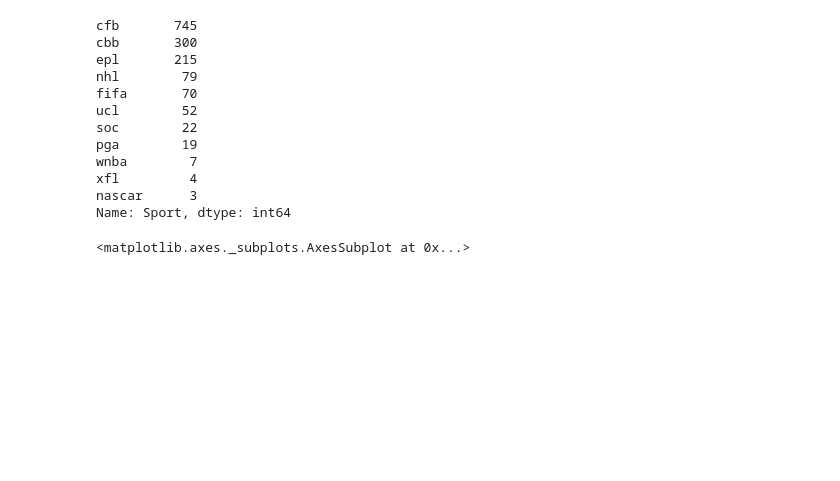
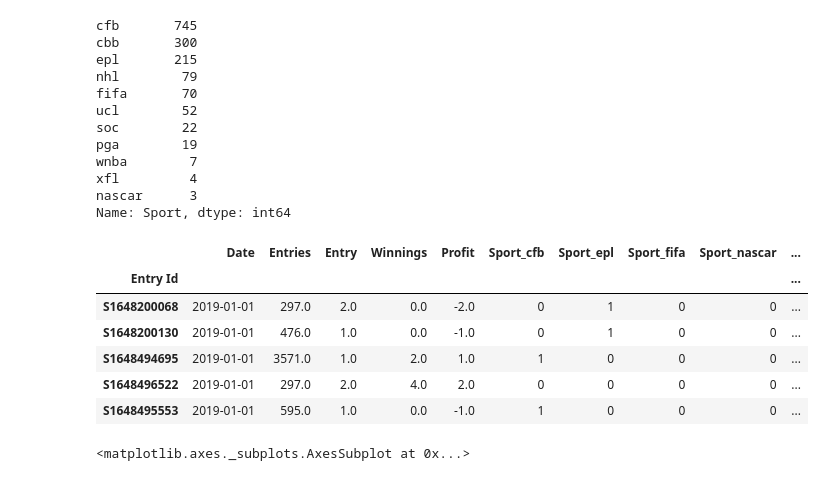
Before and after one commit to triolinho/verbose-octo-sniffle, a Jupyter notebook: fanduel_notebook.ipynb, the cells around one changed output. Drawn from its saved outputs; the diff is of its cells as text; code cells hidden in the pictures; blank space fills up the shorter version.

```diff
--- a/fanduel_notebook.ipynb
+++ b/fanduel_notebook.ipynb
@@ -751,6 +809,16 @@ nascar      3
 Name: Sport, dtype: int64
 # %%
 fd_od_2 = fd_od.drop(columns=['Score'])
+# %%
+fd_od_2.head()
+# %% [output]
+|  | Date | Entries | Entry | Winnings | Profit | Sport_cfb | Sport_epl | Sport_fifa | Sport_nascar | ... |
+| Entry Id |  |  |  |  |  |  |  |  |  | ... |
+| S1648200068 | 2019-01-01 | 297.0 | 2.0 | 0.0 | -2.0 | 0 | 1 | 0 | 0 | ... |
+| S1648200130 | 2019-01-01 | 476.0 | 1.0 | 0.0 | -1.0 | 0 | 1 | 0 | 0 | ... |
+| S1648494695 | 2019-01-01 | 3571.0 | 1.0 | 2.0 | 1.0 | 1 | 0 | 0 | 0 | ... |
+| S1648496522 | 2019-01-01 | 297.0 | 2.0 | 4.0 | 2.0 | 0 | 0 | 0 | 0 | ... |
+| S1648495553 | 2019-01-01 | 595.0 | 1.0 | 0.0 | -1.0 | 1 | 0 | 0 | 0 | ... |
 # %%
 od_corr_2 = fd_od_2.corr()
 # %%
```
Also changed, not shown: parts of 17 cells of this notebook, 2 other files.
